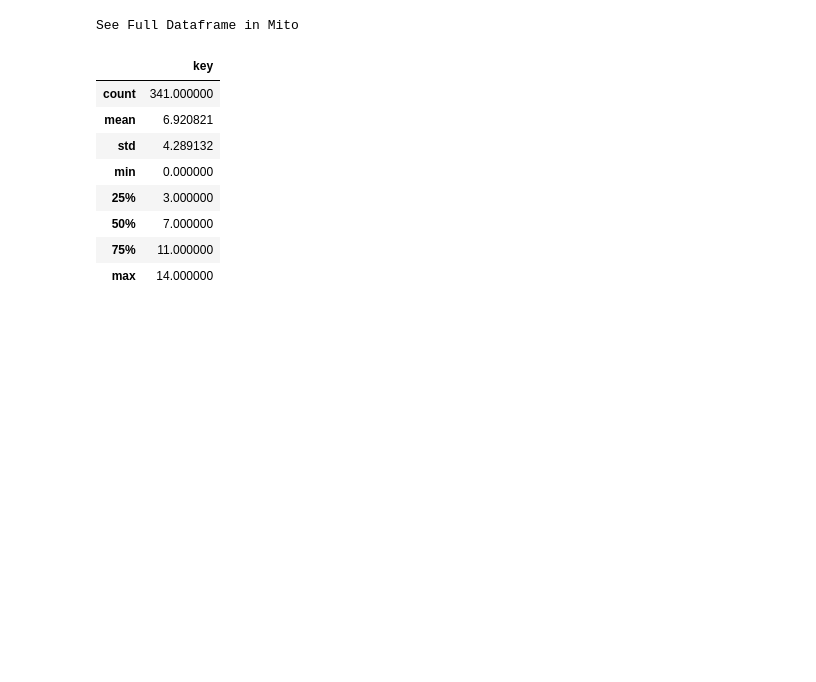
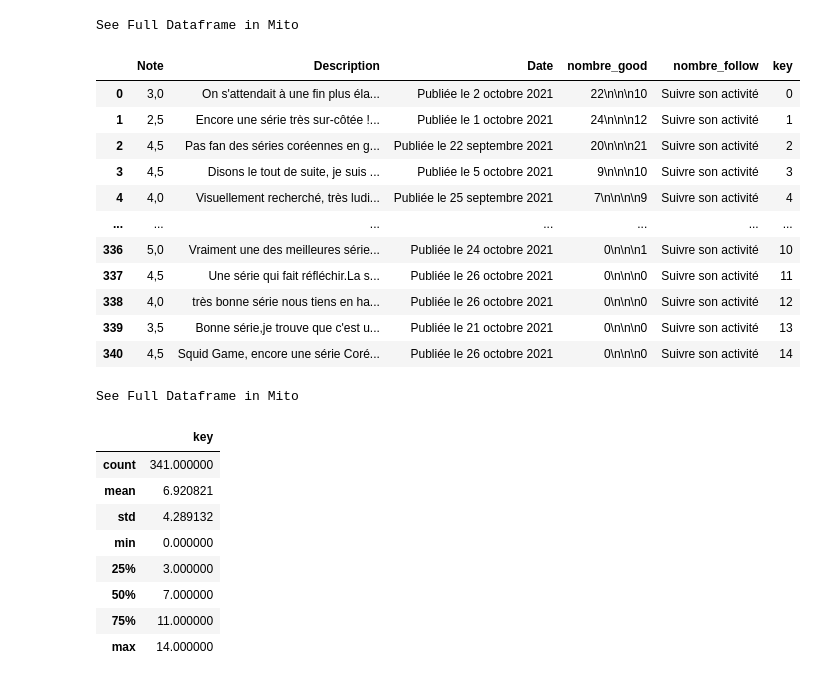
Before and after one commit to GregHHH/Python, a Jupyter notebook: NLP/Analyse_sentiments/avis.ipynb, the cells around one changed output. Drawn from its saved outputs; the diff is of its cells as text; code cells hidden in the pictures; blank space fills up the shorter version.

```diff
--- a/NLP/Analyse_sentiments/avis.ipynb
+++ b/NLP/Analyse_sentiments/avis.ipynb
@@ -15,5 +17,19 @@ import dateparser
 # %%
-df = pd.read_csv("allocine_squidgame.csv");
+df = pd.read_csv("allocine_squidgame.csv");df
+# %% [output]
+See Full Dataframe in Mito
+|  | Note | Description | Date | nombre_good | nombre_follow | key |
+| 0 | 3,0 | On s'attendait à une fin plus éla... | Publiée le 2 octobre 2021 | 22\n\n\n10 | Suivre son activité | 0 |
+| 1 | 2,5 | Encore une série très sur-côtée !... | Publiée le 1 octobre 2021 | 24\n\n\n12 | Suivre son activité | 1 |
+| 2 | 4,5 | Pas fan des séries coréennes en g... | Publiée le 22 septembre 2021 | 20\n\n\n21 | Suivre son activité | 2 |
+| 3 | 4,5 | Disons le tout de suite, je suis ... | Publiée le 5 octobre 2021 | 9\n\n\n10 | Suivre son activité | 3 |
+| 4 | 4,0 | Visuellement recherché, très ludi... | Publiée le 25 septembre 2021 | 7\n\n\n\n9 | Suivre son activité | 4 |
+| ... | ... | ... | ... | ... | ... | ... |
+| 336 | 5,0 | Vraiment une des meilleures série... | Publiée le 24 octobre 2021 | 0\n\n\n1 | Suivre son activité | 10 |
+| 337 | 4,5 | Une série qui fait réfléchir.La s... | Publiée le 26 octobre 2021 | 0\n\n\n0 | Suivre son activité | 11 |
+| 338 | 4,0 | très bonne série nous tiens en ha... | Publiée le 26 octobre 2021 | 0\n\n\n0 | Suivre son activité | 12 |
+| 339 | 3,5 | Bonne série,je trouve que c'est u... | Publiée le 21 octobre 2021 | 0\n\n\n0 | Suivre son activité | 13 |
+| 340 | 4,5 | Squid Game, encore une série Coré... | Publiée le 26 octobre 2021 | 0\n\n\n0 | Suivre son activité | 14 |
 # %%
 df.describe()
 # %% [output]
```
Also changed, not shown: parts of 7 cells of this notebook, 1 other file.
